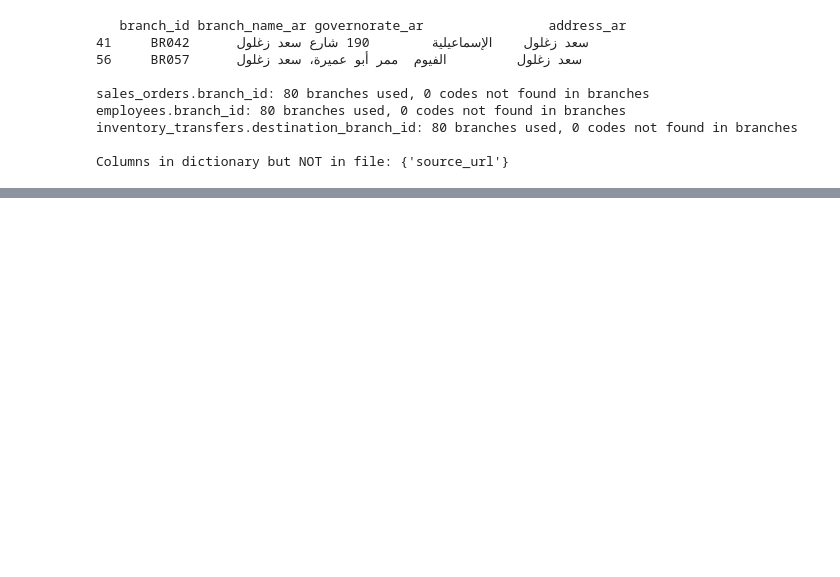
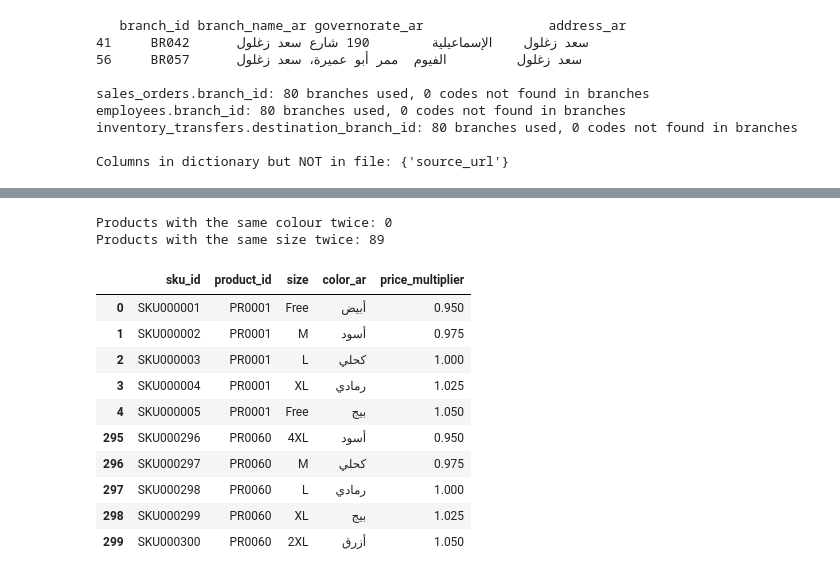
Before and after one commit to ibrahemshahd385-prog/HVIA-TASK3, a Jupyter notebook: notebooks/01_data_understanding.ipynb, the cells around one changed output, grey strips where cells are left out. Cells and saved outputs as stored; diff of their text form; code cells hidden in the pictures; blank space fills up the shorter version.

```diff
--- a/notebooks/01_data_understanding.ipynb
+++ b/notebooks/01_data_understanding.ipynb
@@ -130,0 +485,19 @@ Columns in dictionary but NOT in file: {'source_url'}
+# %%
+# 5 SKUs per product, each one a different colour -> every colour exists in ONE size only
+print("Products with the same colour twice:", v.groupby("product_id").color_ar.apply(lambda s: s.duplicated().any()).sum())
+print("Products with the same size twice:", v.groupby("product_id")["size"].apply(lambda s: s.duplicated().any()).sum())
+v[v.product_id.isin(["PR0001", "PR0060"])]
+# %% [output]
+Products with the same colour twice: 0
+Products with the same size twice: 89
+|  | sku_id | product_id | size | color_ar | price_multiplier |
+| 0 | SKU000001 | PR0001 | Free | أبيض | 0.950 |
+| 1 | SKU000002 | PR0001 | M | أسود | 0.975 |
+| 2 | SKU000003 | PR0001 | L | كحلي | 1.000 |
+| 3 | SKU000004 | PR0001 | XL | رمادي | 1.025 |
+| 4 | SKU000005 | PR0001 | Free | بيج | 1.050 |
+| 295 | SKU000296 | PR0060 | 4XL | أسود | 0.950 |
+| 296 | SKU000297 | PR0060 | M | كحلي | 0.975 |
+| 297 | SKU000298 | PR0060 | L | رمادي | 1.000 |
+| 298 | SKU000299 | PR0060 | XL | بيج | 1.025 |
+| 299 | SKU000300 | PR0060 | 2XL | أزرق | 1.050 |
```
Also changed, not shown: parts of 29 cells of this notebook.
